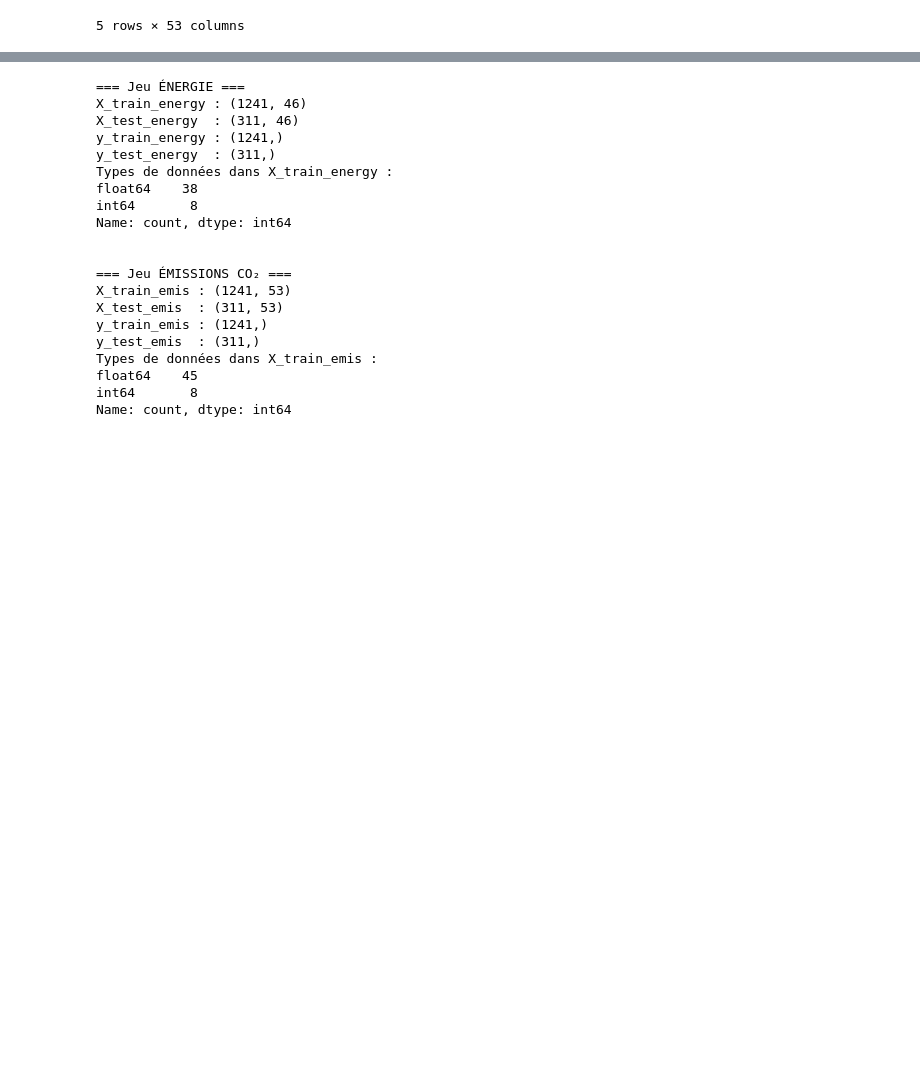
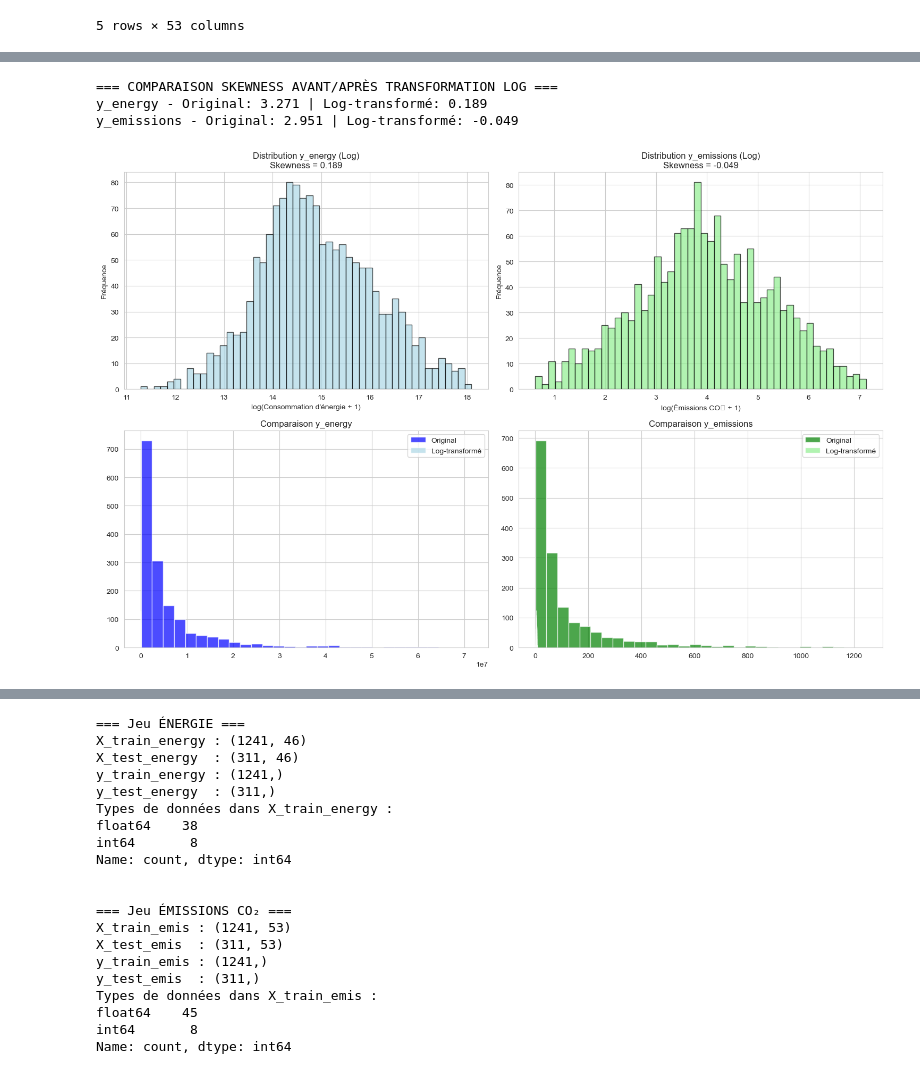
Before and after one commit to AdamAe6/Op-Projet-3, a Jupyter notebook: P3_template_modelistation_supervisee_data_scientist.ipynb, the cells around one changed output, grey strips where cells are left out. Saved outputs shown, nothing was run; the diff lists cells and outputs as text; code cells hidden in the pictures; blank space fills up the shorter version.

```diff
--- a/P3_template_modelistation_supervisee_data_scientist.ipynb
+++ b/P3_template_modelistation_supervisee_data_scientist.ipynb
@@ -886,0 +974,78 @@ Aperçu Emissions :
+# %%
+# === 2. TRANSFORMATION LOGARITHMIQUE DES VARIABLES CIBLES ===
+
+# Fonction pour appliquer la transformation log(x+1) en sécurité
+def log_transform(y):
+    """
+    Applique la transformation log(x+1) pour normaliser la distribution
+    log(x+1) est utilisé pour éviter log(0) si certaines valeurs sont nulles
+    """
+    return np.log1p(y)  # log1p(x) = log(1+x), plus stable numériquement
+
+# Fonction pour la transformation inverse exp(x)-1
+def inverse_log_transform(y_log):
+    """
+    Applique la transformation inverse: exp(x)-1 pour revenir à l'échelle originale
+    """
+    return np.expm1(y_log)  # expm1(x) = exp(x)-1, plus stable numériquement
+
+# Application des transformations logarithmiques
+y_energy_log = log_transform(y_energy)
+y_emissions_log = log_transform(y_emissions)
+
+# Calcul de la skewness après transformation
+skewness_energy_log = skew(y_energy_log.dropna())
+skewness_emissions_log = skew(y_emissions_log.dropna())
+
+print("=== COMPARAISON SKEWNESS AVANT/APRÈS TRANSFORMATION LOG ===")
+print(f"y_energy - Original: {skewness_energy:.3f} | Log-transformé: {skewness_energy_log:.3f}")
+print(f"y_emissions - Original: {skewness_emissions:.3f} | Log-transformé: {skewness_emissions_log:.3f}")
+print()
+
+# Visualisation des distributions après transformation
+fig, axes = plt.subplots(2, 2, figsize=(15, 10))
+
+# Distribution de y_energy log-transformé
+axes[0, 0].hist(y_energy_log.dropna(), bins=50, alpha=0.7, color='lightblue', edgecolor='black')
+axes[0, 0].set_title(f'Distribution y_energy (Log)\nSkewness = {skewness_energy_log:.3f}')
+axes[0, 0].set_xlabel('log(Consommation d\'énergie + 1)')
+axes[0, 0].set_ylabel('Fréquence')
+
+# Distribution de y_emissions log-transformé
+axes[0, 1].hist(y_emissions_log.dropna(), bins=50, alpha=0.7, color='lightgreen', edgecolor='black')
+axes[0, 1].set_title(f'Distribution y_emissions (Log)\nSkewness = {skewness_emissions_log:.3f}')
+axes[0, 1].set_xlabel('log(Émissions CO₂ + 1)')
+axes[0, 1].set_ylabel('Fréquence')
+
+# Comparaison avant/après pour y_energy
+axes[1, 0].hist(y_energy.dropna(), bins=30, alpha=0.7, color='blue', label='Original')
+axes[1, 0].hist(y_energy_log.dropna(), bins=30, alpha=0.7, color='lightblue', label='Log-transformé')
+axes[1, 0].set_title('Comparaison y_energy')
+axes[1, 0].legend()
+
+# Comparaison avant/après pour y_emissions
+axes[1, 1].hist(y_emissions.dropna(), bins=30, alpha=0.7, color='green', label='Original')
+axes[1, 1].hist(y_emissions_log.dropna(), bins=30, alpha=0.7, color='lightgreen', label='Log-transformé')
+axes[1, 1].set_title('Comparaison y_emissions')
+axes[1, 1].legend()
+
+plt.tight_layout()
+plt.show()
+
+# Test de la transformation inverse pour vérifier qu'elle fonctionne
+print("\n=== VÉRIFICATION DE LA TRANSFORMATION INVERSE ===")
+y_energy_reconstructed = inverse_log_transform(y_energy_log)
+y_emissions_reconstructed = inverse_log_transform(y_emissions_log)
+
+# Vérification que la transformation inverse fonctionne (doit être quasi-égal aux valeurs originales)
+energy_diff = np.abs(y_energy - y_energy_reconstructed).max()
+emissions_diff = np.abs(y_emissions - y_emissions_reconstructed).max()
+
+print(f"Différence maximale y_energy (original vs. log->inverse): {energy_diff:.10f}")
+print(f"Différence maximale y_emissions (original vs. log->inverse): {emissions_diff:.10f}")
+print("✓ Transformation inverse validée !" if energy_diff < 1e-10 and emissions_diff < 1e-10 else "⚠ Problème avec la transformation inverse")
+# %% [output]
+=== COMPARAISON SKEWNESS AVANT/APRÈS TRANSFORMATION LOG ===
+y_energy - Original: 3.271 | Log-transformé: 0.189
+y_emissions - Original: 2.951 | Log-transformé: -0.049
+[figure, added]
```
Also changed, not shown: parts of 21 cells of this notebook.
